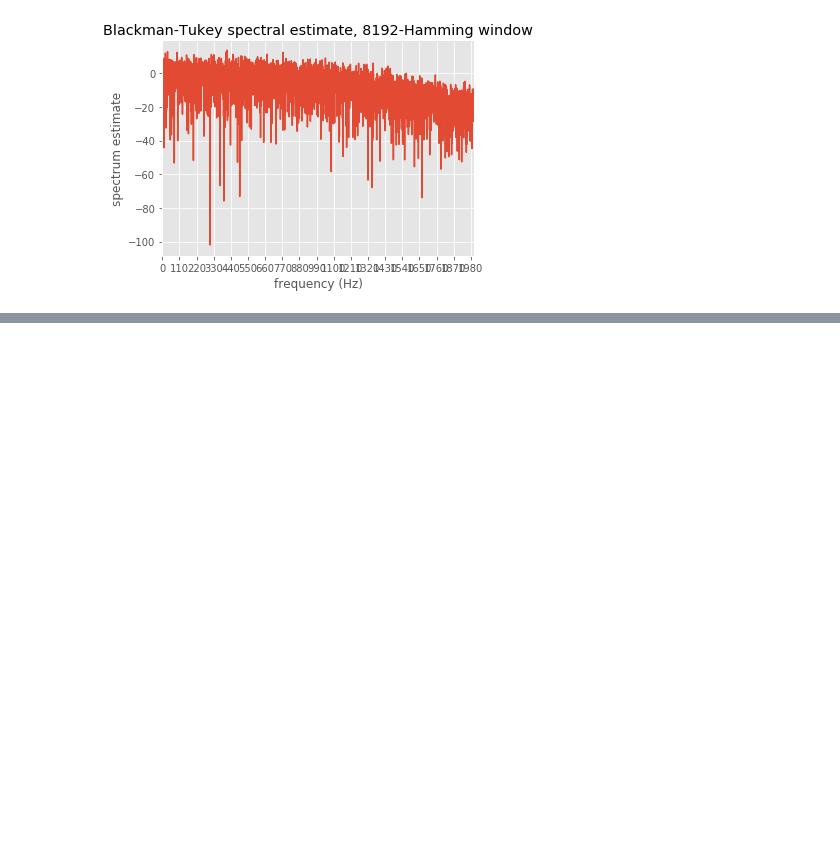
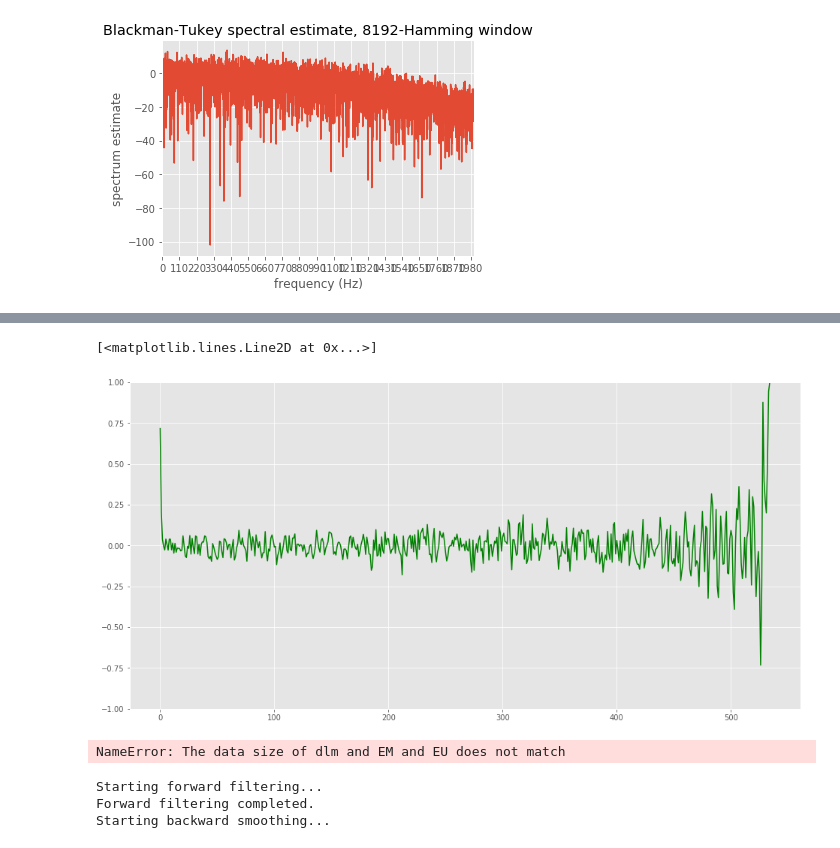
Before and after one commit to et4/stat, a Jupyter notebook: PT 4/main.ipynb, the cells around one changed output, grey strips where cells are left out. Saved outputs shown, nothing was run; the diff lists cells and outputs as text; code cells hidden in the pictures; blank space fills up the shorter version.

```diff
--- a/PT 4/main.ipynb
+++ b/PT 4/main.ipynb
@@ -480,0 +507,7 @@ for i in range(19, 517):
+# %%
+plt.figure(figsize=(16,8))
+plt.ylim([-1, 1])
+plt.plot(xcov_monthly, color='green')
+# %% [output]
+[<matplotlib.lines.Line2D at 0x...>]
+[figure, added]
@@ -480,0 +518,6 @@ for i in range(19, 517):
+# %%
+myDLM.fitForwardFilter()
+myDLM.fitBackwardSmoother()
+myDLM.fit()
+# %% [output]
+NameError: The data size of dlm and EM and EU does not match
@@ -480,0 +529,8 @@ for i in range(19, 517):
+# %%
+# myDLM.fitForwardFilter()
+# myDLM.fitBackwardSmoother()
+myDLM.fit()
+# %% [output]
+Starting forward filtering...
+Forward filtering completed.
+Starting backward smoothing...
```
Also changed, not shown: parts of 25 cells of this notebook.
